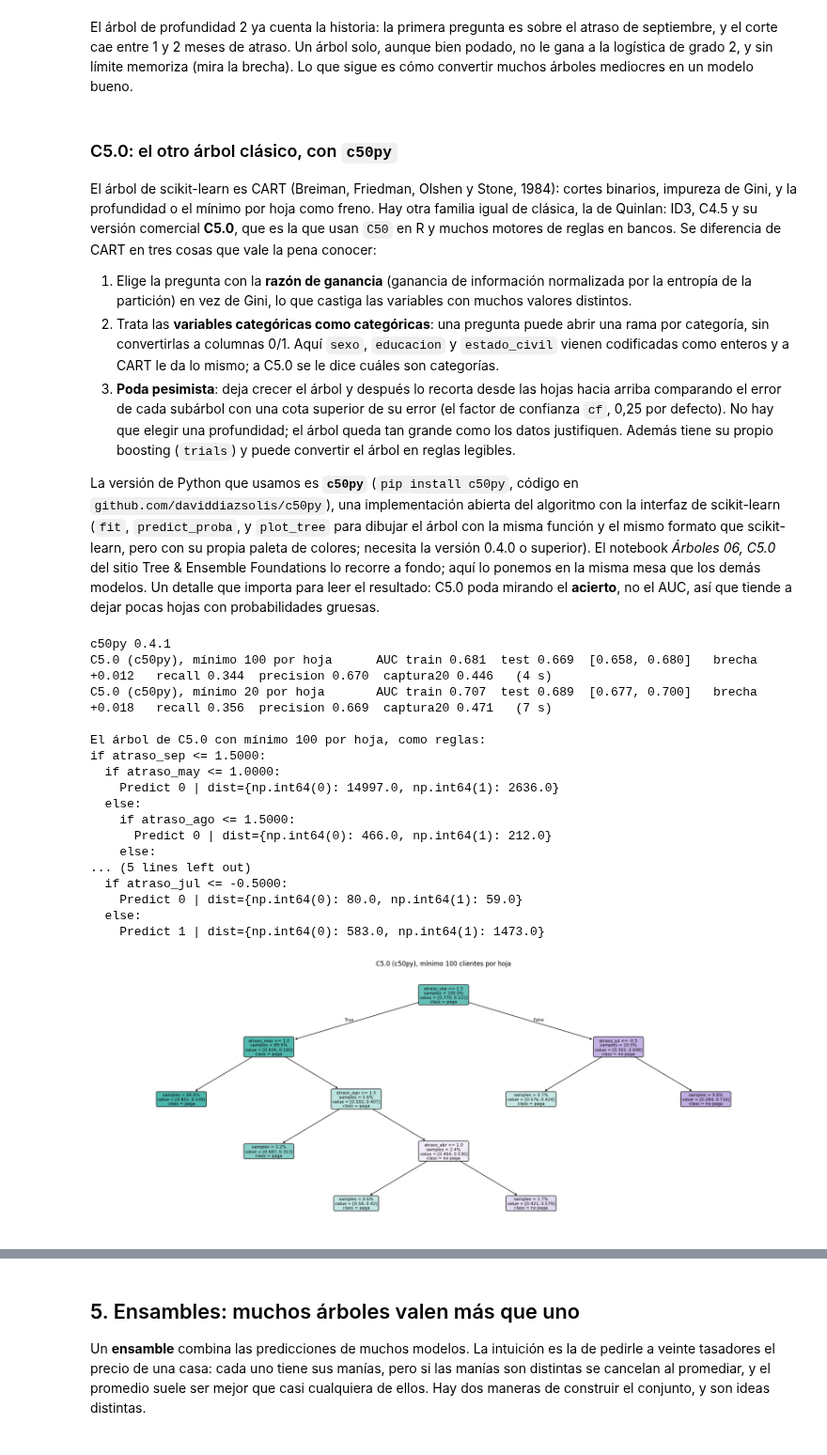
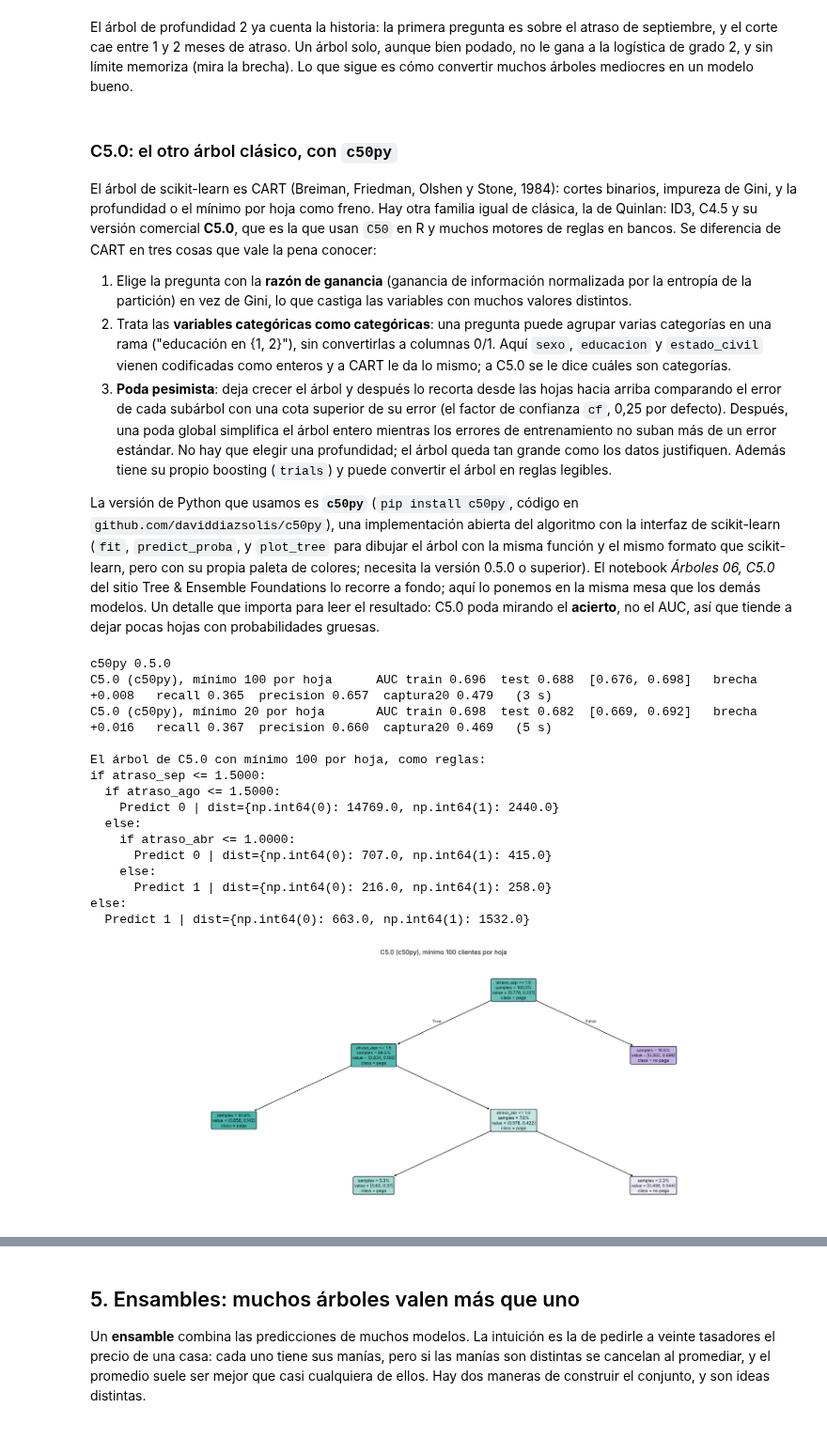
Before and after one commit to daviddiazsolis/classification_intro_playground, a Jupyter notebook: notebooks/06_Riesgo_de_Credito_Taiwan_Mas_Alla_de_la_Logistica.ipynb, the cells around one changed output, grey strips where cells are left out. Shown at 94% size. Cells and saved outputs as stored; diff of their text form; code cells hidden in the pictures.

```diff
--- a/notebooks/06_Riesgo_de_Credito_Taiwan_Mas_Alla_de_la_Logistica.ipynb
+++ b/notebooks/06_Riesgo_de_Credito_Taiwan_Mas_Alla_de_la_Logistica.ipynb
@@ -341,18 +341,19 @@ cosas que vale la pena conocer:
 
 1. Elige la pregunta con la **razón de ganancia** (ganancia de información normalizada por la entropía de la
    partición) en vez de Gini, lo que castiga las variables con muchos valores distintos.
-2. Trata las **variables categóricas como categóricas**: una pregunta puede abrir una rama por categoría, sin
-   convertirlas a columnas 0/1. Aquí `sexo`, `educacion` y `estado_civil` vienen codificadas como enteros y a CART le
+2. Trata las **variables categóricas como categóricas**: una pregunta puede agrupar varias categorías en una rama
+   ("educación en {1, 2}"), sin convertirlas a columnas 0/1. Aquí `sexo`, `educacion` y `estado_civil` vienen codificadas como enteros y a CART le
    da lo mismo; a C5.0 se le dice cuáles son categorías.
 3. **Poda pesimista**: deja crecer el árbol y después lo recorta desde las hojas hacia arriba comparando el error de
-   cada subárbol con una cota superior de su error (el factor de confianza `cf`, 0,25 por defecto). No hay que elegir
-   una profundidad; el árbol queda tan grande como los datos justifiquen. Además tiene su propio boosting (`trials`)
+   cada subárbol con una cota superior de su error (el factor de confianza `cf`, 0,25 por defecto). Después, una poda global
+   simplifica el árbol entero mientras los errores de entrenamiento no suban más de un error estándar. No hay que
+   elegir una profundidad; el árbol queda tan grande como los datos justifiquen. Además tiene su propio boosting (`trials`)
    y puede convertir el árbol en reglas legibles.
 
 La versión de Python que usamos es **`c50py`** (`pip install c50py`, código en `github.com/daviddiazsolis/c50py`),
 una implementación abierta del algoritmo con la interfaz de scikit-learn (`fit`, `predict_proba`, y `plot_tree` para
 dibujar el árbol con la misma función y el mismo formato que scikit-learn, pero con su propia paleta de colores;
-necesita la versión 0.4.0 o superior).
+necesita la versión 0.5.0 o superior).
 El notebook *Árboles 06, C5.0* del sitio Tree & Ensemble Foundations lo recorre a fondo; aquí lo ponemos en la misma
 mesa que los demás modelos. Un detalle que importa para leer el resultado: C5.0 poda mirando el **acierto**, no el
 AUC, así que tiende a dejar pocas hojas con probabilidades gruesas.
@@ -360,53 +361,51 @@ AUC, así que tiende a dejar pocas hojas con probabilidades gruesas.
 import subprocess, sys
 try:
     import c50py
-    _version_ok = tuple(int(v) for v in c50py.__version__.split(".")[:2]) >= (0, 4)
+    _version_ok = tuple(int(v) for v in c50py.__version__.split(".")[:2]) >= (0, 5)
 except ImportError:
     _version_ok = False
-if not _version_ok:   # c50py 0.4.0 or later: draws trees with plot_tree, like scikit-learn
-    subprocess.run([sys.executable, "-m", "pip", "install", "-q", "--upgrade", "c50py>=0.4.0"], check=True)
+if not _version_ok:   # c50py 0.5.0 or later: C5.0's pruning, boosting, winnowing and rulesets
+    subprocess.run([sys.executable, "-m", "pip", "install", "-q", "--upgrade", "c50py>=0.5.0"], check=True)
     import c50py
 from c50py import C5Classifier
 print("c50py", c50py.__version__)
 
 CATEGORICAS = ["sexo", "educacion", "estado_civil"]
 COLS = list(X.columns)
 Xo_tr, Xo_te = X_tr.values.astype(object), X_te.values.astype(object)     # c50py recibe las columnas crudas (sin escalar), con las categóricas como tales
 
 for msl in [100, 20]:
     t0 = time.time()
     c5 = C5Classifier(categorical_features=CATEGORICAS, min_samples_leaf=msl).fit(Xo_tr, y_tr, feature_names=COLS)
     evaluar(f"C5.0 (c50py), mínimo {msl} por hoja", c5.predict_proba(Xo_tr)[:, 1], c5.predict_proba(Xo_te)[:, 1], time.time() - t0)
     if msl == 100:
         c5_chico = c5
 
 print()
 print("El árbol de C5.0 con mínimo 100 por hoja, como reglas:")
 c5_chico.print_tree(feature_names=COLS)
 
 # El mismo dibujo que los árboles de scikit-learn de la sección 4 (mismos argumentos de plot_tree)
 fig, ax = plt.subplots(figsize=(24, 9))
 c5_chico.plot_tree(feature_names=COLS, class_names=["paga", "no paga"], filled=True, proportion=True, impurity=False, rounded=True, fontsize=8, ax=ax)
 ax.set_title("C5.0 (c50py), mínimo 100 clientes por hoja")
 plt.show()
 # %% [output]
-c50py 0.4.1
-C5.0 (c50py), mínimo 100 por hoja      AUC train 0.681  test 0.669  [0.658, 0.680]   brecha +0.012   recall 0.344  precision 0.670  captura20 0.446   (4 s)
-C5.0 (c50py), mínimo 20 por hoja       AUC train 0.707  test 0.689  [0.677, 0.700]   brecha +0.018   recall 0.356  precision 0.669  captura20 0.471   (7 s)
+c50py 0.5.0
+C5.0 (c50py), mínimo 100 por hoja      AUC train 0.696  test 0.688  [0.676, 0.698]   brecha +0.008   recall 0.365  precision 0.657  captura20 0.479   (3 s)
+C5.0 (c50py), mínimo 20 por hoja       AUC train 0.698  test 0.682  [0.669, 0.692]   brecha +0.016   recall 0.367  precision 0.660  captura20 0.469   (5 s)
 
 El árbol de C5.0 con mínimo 100 por hoja, como reglas:
 if atraso_sep <= 1.5000:
-  if atraso_may <= 1.0000:
-    Predict 0 | dist={np.int64(0): 14997.0, np.int64(1): 2636.0}
+  if atraso_ago <= 1.5000:
+    Predict 0 | dist={np.int64(0): 14769.0, np.int64(1): 2440.0}
   else:
-    if atraso_ago <= 1.5000:
-      Predict 0 | dist={np.int64(0): 466.0, np.int64(1): 212.0}
+    if atraso_abr <= 1.0000:
+      Predict 0 | dist={np.int64(0): 707.0, np.int64(1): 415.0}
     else:
-... (5 lines left out)
-  if atraso_jul <= -0.5000:
-    Predict 0 | dist={np.int64(0): 80.0, np.int64(1): 59.0}
-  else:
-    Predict 1 | dist={np.int64(0): 583.0, np.int64(1): 1473.0}
+      Predict 1 | dist={np.int64(0): 216.0, np.int64(1): 258.0}
+else:
+  Predict 1 | dist={np.int64(0): 663.0, np.int64(1): 1532.0}
-[figure, old version]
+[figure, new version]
 # %% [markdown]
 Tres lecturas. Primero, el árbol de C5.0 es **más chico y más legible** que el CART de profundidad 4: con mínimo 100 por
```
Also changed, not shown: parts of 20 cells of this notebook, 1 other file.
